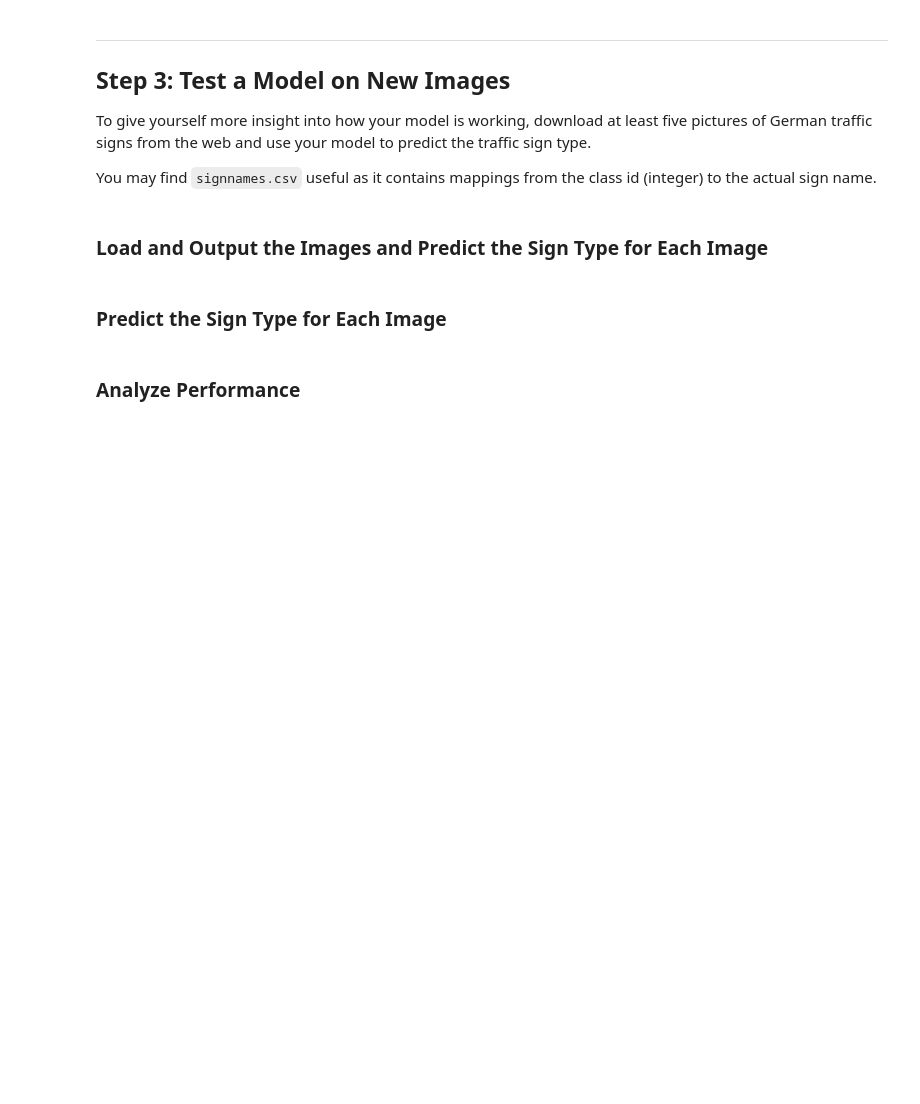
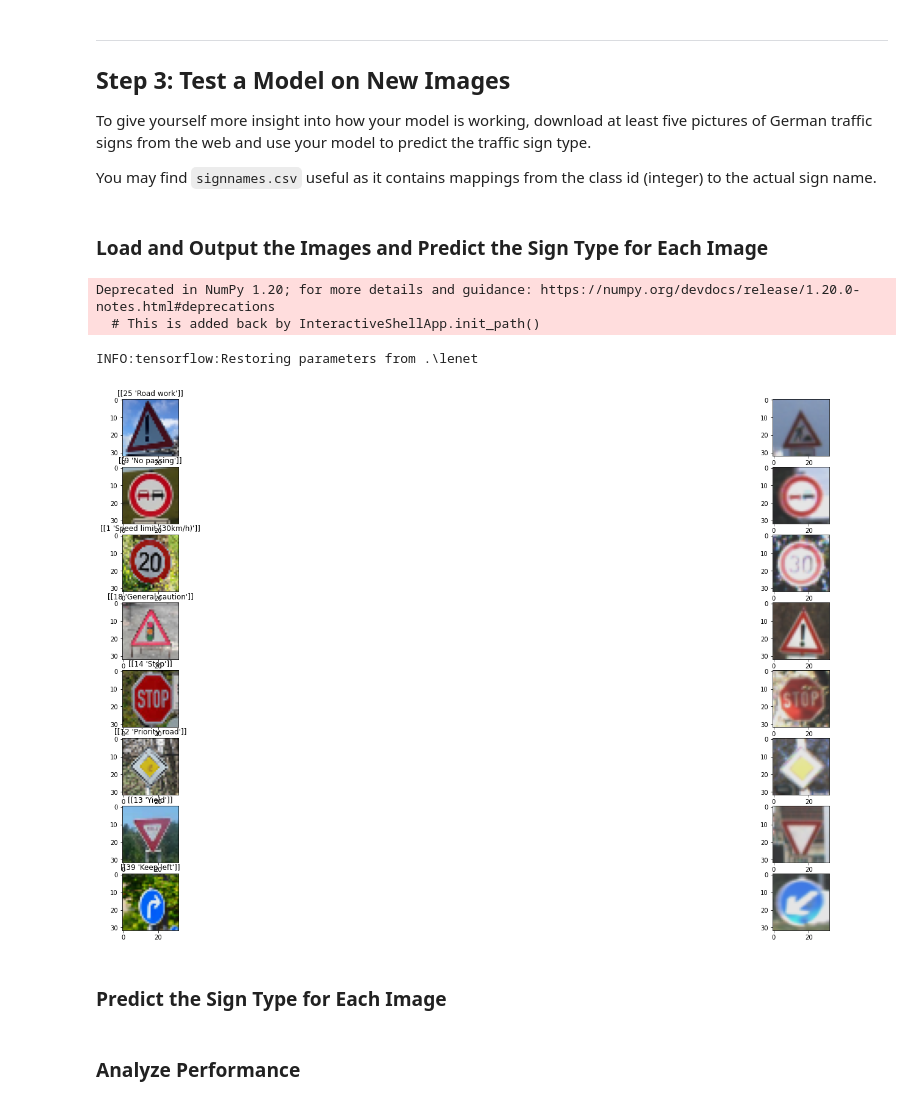
Before and after one commit to shlok-agarwal/Traffic-Sign-Classifier, a Jupyter notebook: Traffic_Sign_Classifier.ipynb, the cells around one changed output. Saved outputs shown, nothing was run; the diff lists cells and outputs as text; code cells hidden in the pictures; blank space fills up the shorter version.

Commit message:
add html output

```diff
--- a/Traffic_Sign_Classifier.ipynb
+++ b/Traffic_Sign_Classifier.ipynb
@@ -514,12 +514,12 @@ import matplotlib.image as mpimg
 # plt.figure(figsize=(3,3))
 # plt.imshow(image)
 
-num_images = 5
+num_images = 8
 my_images = np.zeros((num_images, 32, 32, 3),dtype=np.float)
 index = 0
 for i in range(num_images):
-    i = random.randint(1, 8)
-    name = 'test_images2/'+str(i)+'.jpg'
+#     i = random.randint(1, 8)
+    name = 'test_images2/'+str(i+1)+'.jpg'
     img = mpimg.imread(name)
     img_resize = cv2.resize(img, (32, 32))
     # normalize image
@@ -527,34 +527,39 @@ for i in range(num_images):
     img2 = np.array(img1/255.0 - 0.5)
     my_images[index,:,:,:]=img2
     index = index + 1
 
 def predict(X_data):
     sess = tf.get_default_session()
     pred = tf.argmax(sess.run(logits, feed_dict={x: [X_data]}) , 1)
     return pred.eval()
 
 label_log = []
 
 with tf.Session() as sess:
     saver.restore(sess, tf.train.latest_checkpoint('.'))
     print("")
     for image in my_images:
         pred_label = predict(image)
         label_log.append(pred_label)
 
 # plotting
-fig, ax = plt.subplots(num_images, 2, figsize=(24, 9))
+fig, ax = plt.subplots(num_images, 2, figsize=(35, 16))
 for i in range(num_images):
     # move imageback to range [0,1] for matplotlib plotting
     img = np.array(my_images[i] + 0.5)
     ax[i,0].imshow(img)
     # gather prediction text from dataframe
     label_text = df.loc[label_log[i]].values
     ax[i, 0].title.set_text(str(label_text))
     # plot image with same label from training data set
     ax[i, 1].imshow(X_train[np.argwhere(y_train==label_log[i])[20][0]])
 
 plt.show()
+# %% [output]
+Deprecated in NumPy 1.20; for more details and guidance: https://numpy.org/devdocs/release/1.20.0-notes.html#deprecations
+  # This is added back by InteractiveShellApp.init_path()
+INFO:tensorflow:Restoring parameters from .\lenet
+[figure, added]
 # %% [markdown]
 ### Predict the Sign Type for Each Image
 # %% [markdown]
```
Also changed, not shown: parts of 5 cells of this notebook, 1 other file.
